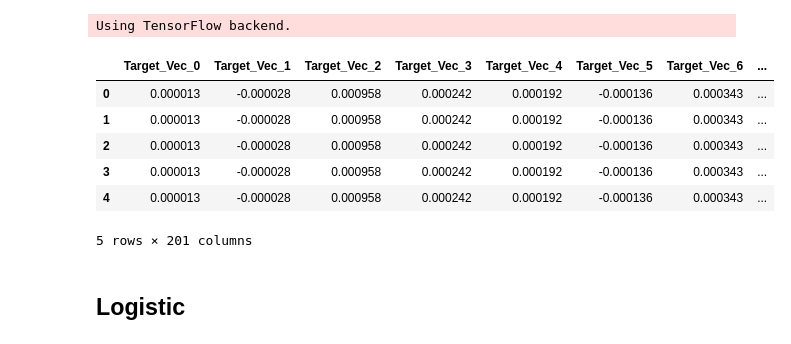
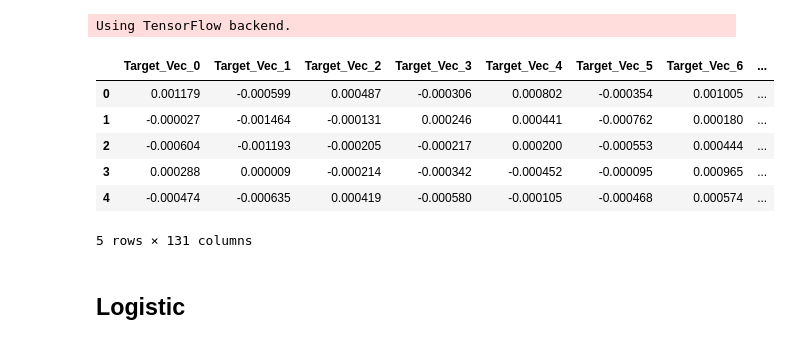
Before and after one commit to fhooton/DeepDrugRepurposer, a Jupyter notebook: Model.ipynb, the cells around one changed output. Cells and saved outputs as stored; diff of their text form; code cells hidden in the pictures.

```diff
--- a/Model.ipynb
+++ b/Model.ipynb
@@ -10,16 +16,16 @@ from keras.layers import Dense, Activation, Dropout, Conv1D, Flatten, MaxPooling
 # %% [output]
 Using TensorFlow backend.
 # %%
-df = pickle.load(open('dataset_vBalanced_new.pkl', 'rb'))
+df = pickle.load(open('dataset_vBalanced.pkl', 'rb'))
 df.head()
 # %% [output]
 |  | Target_Vec_0 | Target_Vec_1 | Target_Vec_2 | Target_Vec_3 | Target_Vec_4 | Target_Vec_5 | Target_Vec_6 | ... |
-| 0 | 0.000013 | -0.000028 | 0.000958 | 0.000242 | 0.000192 | -0.000136 | 0.000343 | ... |
-| 1 | 0.000013 | -0.000028 | 0.000958 | 0.000242 | 0.000192 | -0.000136 | 0.000343 | ... |
-| 2 | 0.000013 | -0.000028 | 0.000958 | 0.000242 | 0.000192 | -0.000136 | 0.000343 | ... |
-| 3 | 0.000013 | -0.000028 | 0.000958 | 0.000242 | 0.000192 | -0.000136 | 0.000343 | ... |
-| 4 | 0.000013 | -0.000028 | 0.000958 | 0.000242 | 0.000192 | -0.000136 | 0.000343 | ... |
+| 0 | 0.001179 | -0.000599 | 0.000487 | -0.000306 | 0.000802 | -0.000354 | 0.001005 | ... |
+| 1 | -0.000027 | -0.001464 | -0.000131 | 0.000246 | 0.000441 | -0.000762 | 0.000180 | ... |
+| 2 | -0.000604 | -0.001193 | -0.000205 | -0.000217 | 0.000200 | -0.000553 | 0.000444 | ... |
+| 3 | 0.000288 | 0.000009 | -0.000214 | -0.000342 | -0.000452 | -0.000095 | 0.000965 | ... |
+| 4 | -0.000474 | -0.000635 | 0.000419 | -0.000580 | -0.000105 | -0.000468 | 0.000574 | ... |
-5 rows × 201 columns
+5 rows × 131 columns
 # %%
 X = df.iloc[:,:-1].values
 Y = df.iloc[:,-1].values
```
Also changed, not shown: parts of 17 cells of this notebook, 2 other files.
